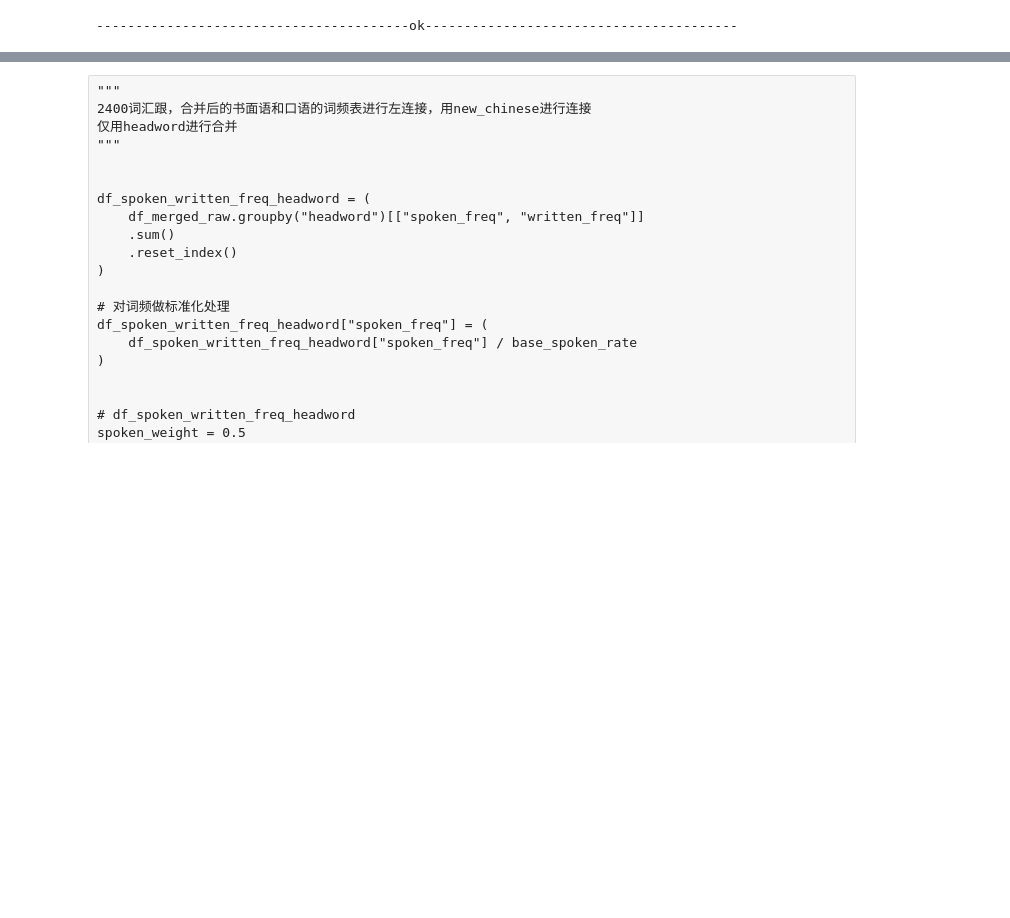
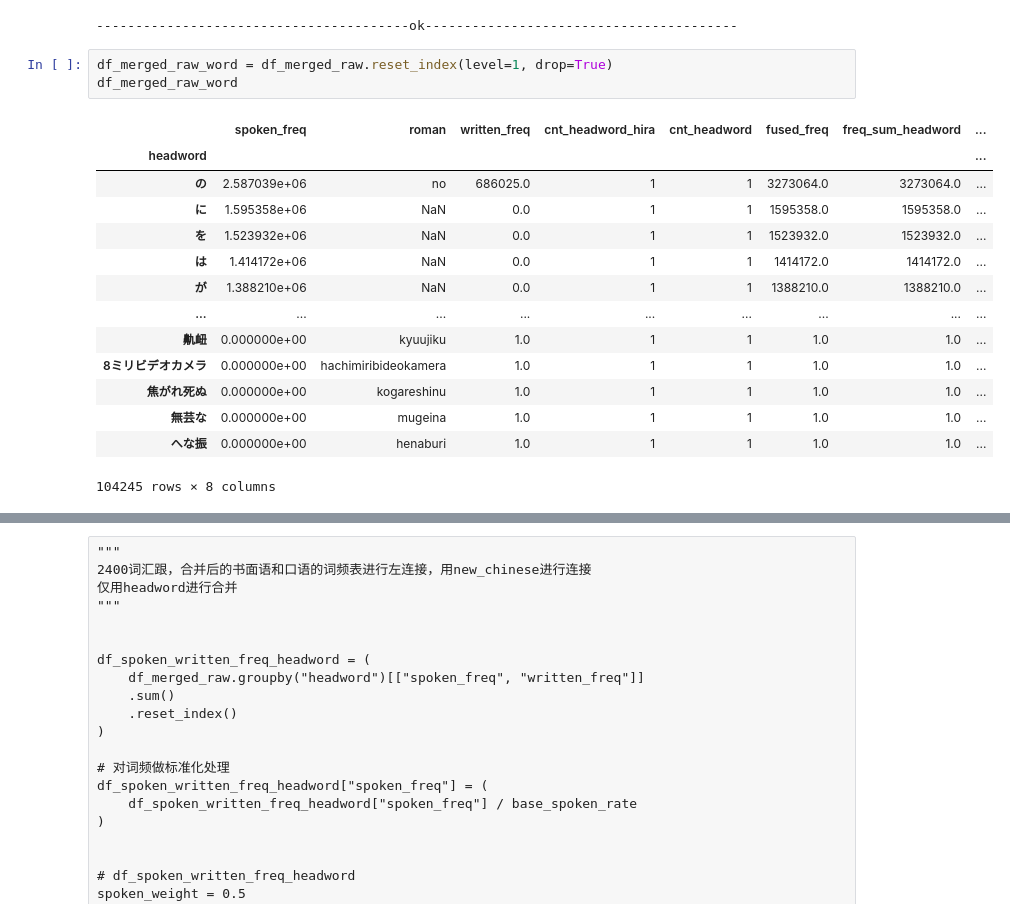
Before and after one commit to hopensic/python-notebooks, a Jupyter notebook: ja_dict_merge.ipynb, the cells around one changed output, grey strips where cells are left out. Drawn from its saved outputs; the diff is of its cells as text; blank space fills up the shorter version.

```diff
--- a/ja_dict_merge.ipynb
+++ b/ja_dict_merge.ipynb
@@ -253,3 +239,21 @@ df_merged_raw["hira_freq_per"] = (
 l("ok")
 # %% [output]
 ----------------------------------------ok----------------------------------------
+# %%
+df_merged_raw_word = df_merged_raw.reset_index(level=1, drop=True)
+df_merged_raw_word
+# %% [output]
+|  | spoken_freq | roman | written_freq | cnt_headword_hira | cnt_headword | fused_freq | freq_sum_headword | ... |
+| headword |  |  |  |  |  |  |  | ... |
+| の | 2.587039e+06 | no | 686025.0 | 1 | 1 | 3273064.0 | 3273064.0 | ... |
+| に | 1.595358e+06 | NaN | 0.0 | 1 | 1 | 1595358.0 | 1595358.0 | ... |
+| を | 1.523932e+06 | NaN | 0.0 | 1 | 1 | 1523932.0 | 1523932.0 | ... |
+| は | 1.414172e+06 | NaN | 0.0 | 1 | 1 | 1414172.0 | 1414172.0 | ... |
+| が | 1.388210e+06 | NaN | 0.0 | 1 | 1 | 1388210.0 | 1388210.0 | ... |
+| ... | ... | ... | ... | ... | ... | ... | ... | ... |
+| 鼽衄 | 0.000000e+00 | kyuujiku | 1.0 | 1 | 1 | 1.0 | 1.0 | ... |
+| 8ミリビデオカメラ | 0.000000e+00 | hachimiribideokamera | 1.0 | 1 | 1 | 1.0 | 1.0 | ... |
+| 焦がれ死ぬ | 0.000000e+00 | kogareshinu | 1.0 | 1 | 1 | 1.0 | 1.0 | ... |
+| 無芸な | 0.000000e+00 | mugeina | 1.0 | 1 | 1 | 1.0 | 1.0 | ... |
+| へな振 | 0.000000e+00 | henaburi | 1.0 | 1 | 1 | 1.0 | 1.0 | ... |
+104245 rows × 8 columns
```
Also changed, not shown: parts of 16 cells of this notebook, 2 other files.
